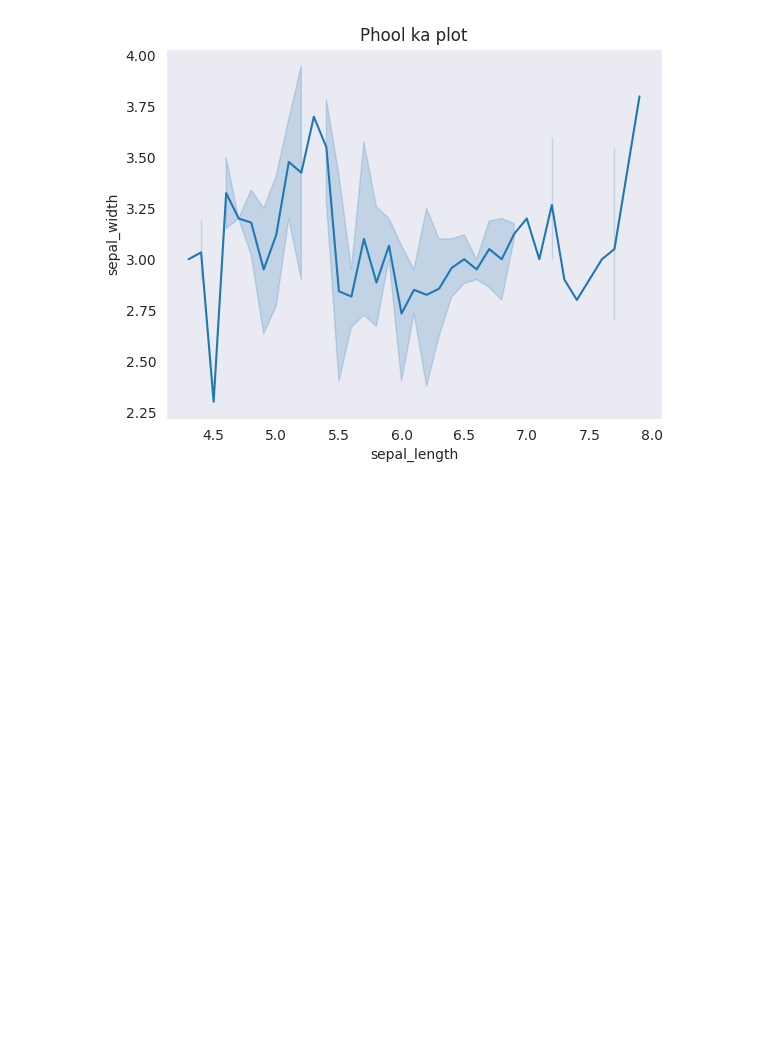
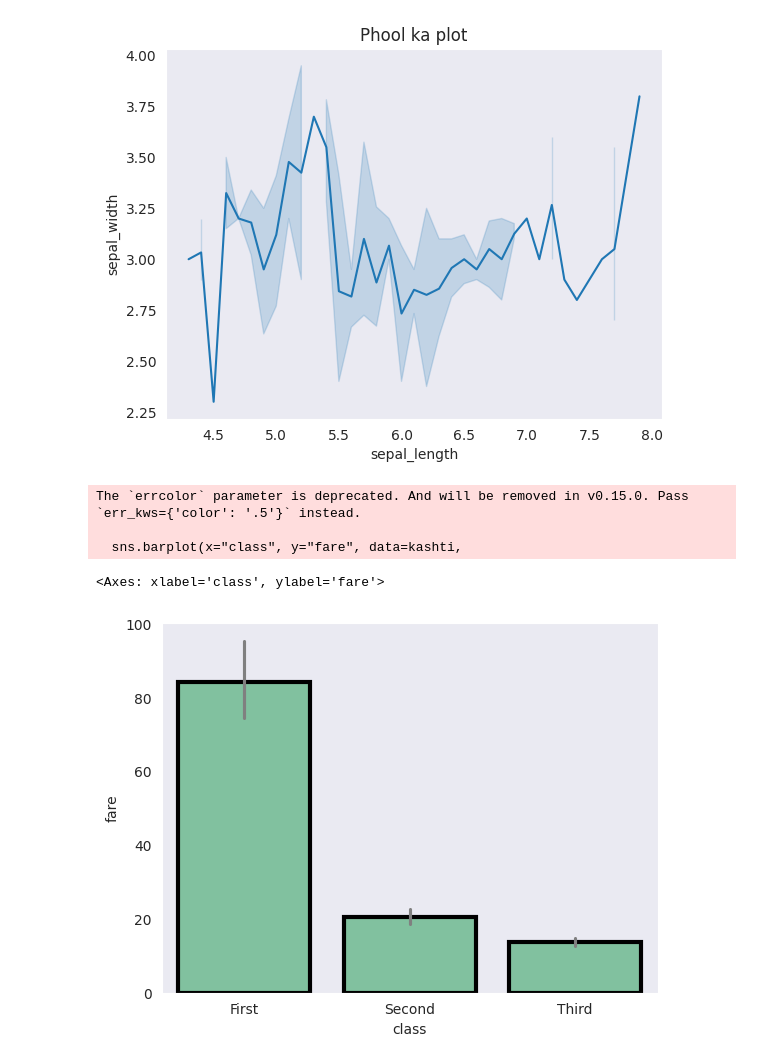
Before and after one commit to ahmadzulfiqar001/python-100-days-beginner-to-advance-, a Jupyter notebook: Day_10_of_Python.ipynb, the cells around one changed output. Saved outputs shown, nothing was run; the diff lists cells and outputs as text; code cells hidden in the pictures; blank space fills up the shorter version.

```diff
--- a/Day_10_of_Python.ipynb
+++ b/Day_10_of_Python.ipynb
@@ -141,3 +141,23 @@ sns.set_style("dark")
 plt.show()
 # %% [output]
 [figure]
+# %%
+# importing required libarries
+
+import seaborn as sns
+import matplotlib.pyplot as plt
+
+# read a titanic.csv file
+# from seaborn library
+
+kashti = sns.load_dataset("titanic")
+
+sns.barplot(x="class", y="fare", data=kashti,
+            linewidth=3, facecolor=(0.1,0.6,0.3,0.5),
+            errcolor=".5",  edgecolor="0")
+# %% [output]
+The `errcolor` parameter is deprecated. And will be removed in v0.15.0. Pass `err_kws={'color': '.5'}` instead.
+
+  sns.barplot(x="class", y="fare", data=kashti,
+<Axes: xlabel='class', ylabel='fare'>
+[figure, added]
```
Also changed, not shown: parts of 1 cell of this notebook.
